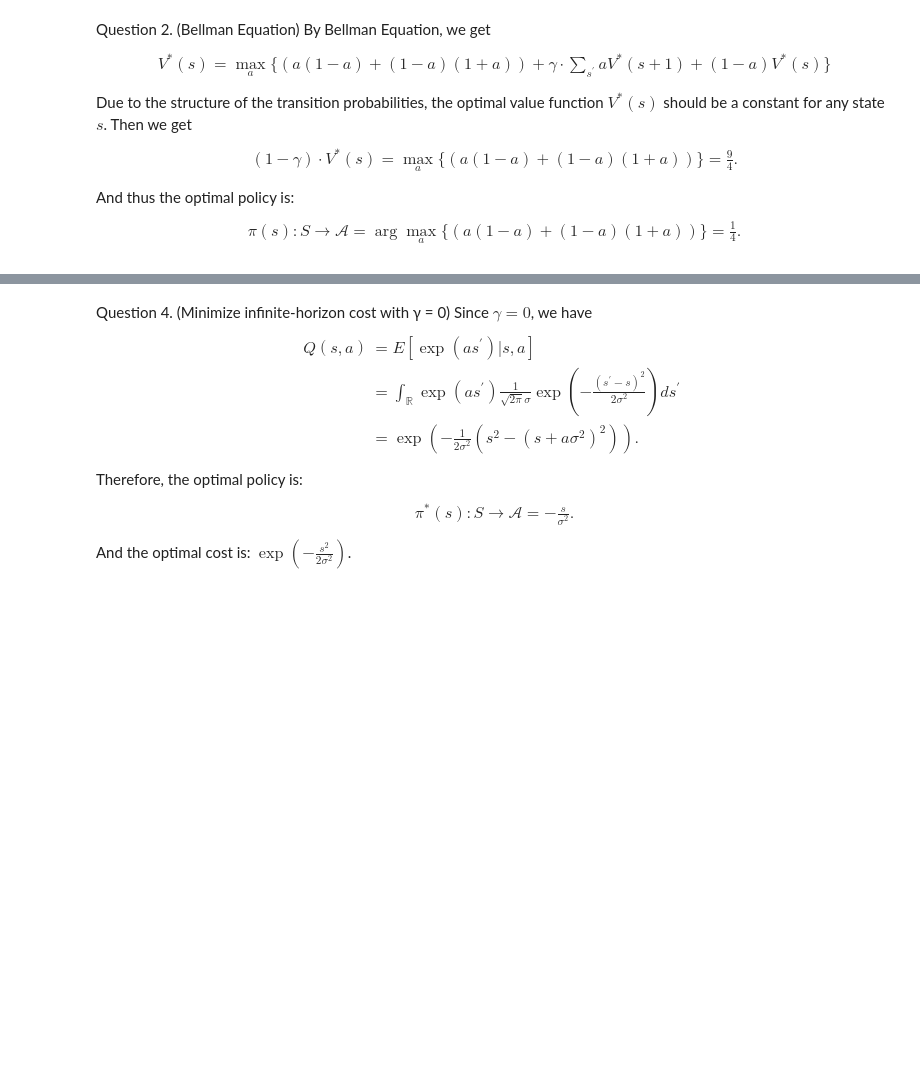
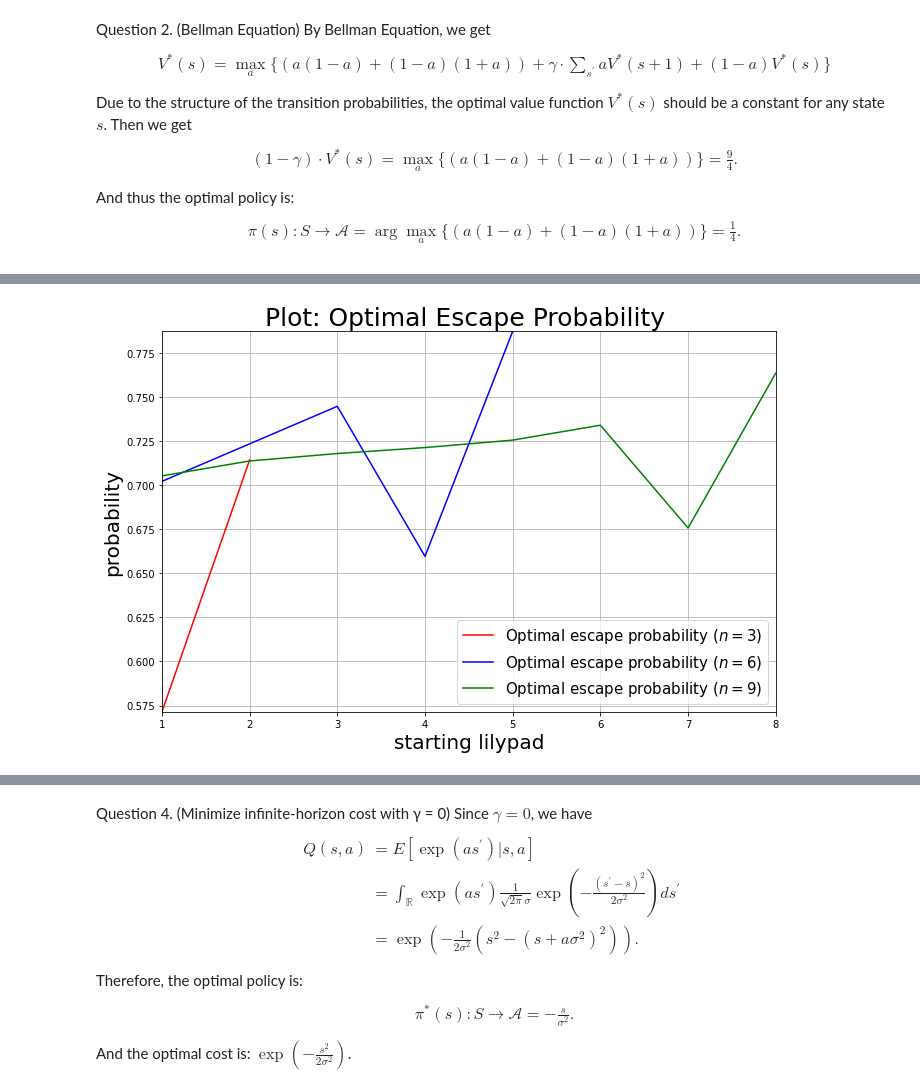
Before and after one commit to siruilin1998/RL-book, a Jupyter notebook: cme241msande346/Assignment_3/Assignment_3.ipynb, the cells around one changed output, grey strips where cells are left out. Drawn from its saved outputs; the diff is of its cells as text; code cells hidden in the pictures; blank space fills up the shorter version.

```diff
--- a/cme241msande346/Assignment_3/Assignment_3.ipynb
+++ b/cme241msande346/Assignment_3/Assignment_3.ipynb
@@ -24,0 +37,83 @@ Question 3.
+# %%
+from rl.markov_decision_process import FiniteMarkovDecisionProcess, S, A
+from rl.distribution import FiniteDistribution, Categorical
+from typing import Mapping, Tuple, Sequence, Callable
+from rl.policy import FiniteDeterministicPolicy
+from rl.markov_process import FiniteMarkovRewardProcess
+import operator
+from pprint import pprint
+
+#construct the frog MDP
+def frog_escape(n: int)-> FiniteMarkovDecisionProcess:
+    reward_transition_map: Mapping[S, Mapping[A, FiniteDistribution[Tuple[S, float]]]] = {}
+    uni_dist = {(i, 0): 1/(n+1) for i in range(2,n)}
+    uni_dist.update({(0, -1): 1/(n+1), (n, 1): 1/(n+1)})
+    distB: FiniteDistribution[Tuple[S, float]] = \
+        Categorical(uni_dist)
+    for i in range(2,n-1):
+        distA: FiniteDistribution[Tuple[S, float]] = \
+        Categorical({(i-1, 0): i/n, (i+1, 0): (n-i)/n})
+        reward_transition_map[i] = {"A": distA, "B": distB}
+    reward_transition_map[1] = {
+        "A": Categorical({(0, -1): 1/n, (2, 0): (n-1)/n}),
+        "B": distB
+    }
+    reward_transition_map[n-1] = {
+        "A": Categorical({(n-2, 0): (n-1)/n, (n, 1): 1/n}),
+        "B": distB
+    }
+    return FiniteMarkovDecisionProcess(reward_transition_map)
+
+#construct all possible deterministic policy
+def possible_AB (n: int) -> Sequence[Sequence[A]]:
+    if n == 1: return ['A', 'B'] #base case
+    else:
+        a: Sequence[A] = [str + 'A' for str in possible_AB(n - 1)]
+        b: Sequence[A] = [str + 'B' for str in possible_AB(n - 1)]
+        return a + b
+
+def possible_deter (
+    n: int #number of lilypads
+) -> Sequence[FiniteDeterministicPolicy]:
+    possible_policies_map: Sequence[Mapping[S,A]] = [{i: str[i-1] for i in range(1,n)} for str in possible_AB(n - 1)]
+    possible_policies: Sequence[FiniteDeterministicPolicy] = [FiniteDeterministicPolicy(action_for = map) for map in possible_policies_map]
+    return possible_policies
+
+def opt_val_pol (
+    n: int
+) -> Tuple[Mapping[S, A], Mapping[S, float]]:
+    val_seq: Sequence[Tuple[float, Sequence[float], Mapping[S, float]]] = []
+
+    for pol in possible_deter(n):
+        frog_mrp: FiniteMarkovRewardProcess = frog_escape(n).apply_finite_policy(policy = pol)
+        opt_vec: Sequence[float] = frog_mrp.get_value_function_vec(gamma = 1.)
+        val_seq += [(sum(opt_vec), opt_vec, pol)]
+
+    opt_result = max(val_seq, key=operator.itemgetter(0))[1:]
+
+    return opt_result
+
+def escape_prob (
+        n :int
+) -> Sequence[float]:
+    return (opt_val_pol(n)[0] + 1)/2
+
+from rl.gen_utils.plot_funcs import plot_list_of_curves
+
+plot_list_of_curves(
+        [range(1, 3), range(1, 6), range(1, 9)] ,
+        [escape_prob(3), escape_prob(6), escape_prob(9)],
+        ["r", "b", "g"],
+        [
+            r"Optimal escape probability ($n=3$)",
+            r"Optimal escape probability ($n=6$)",
+            r"Optimal escape probability ($n=9$)"
+        ],
+        "starting lilypad",
+        "probability",
+        "Plot: Optimal Escape Probability "
+    )
+
+pprint([opt_val_pol(n)[1] for n in [3,6,9]])
+# %% [output]
+[figure, added]
```
Also changed, not shown: parts of 4 cells of this notebook, 1 other file.
